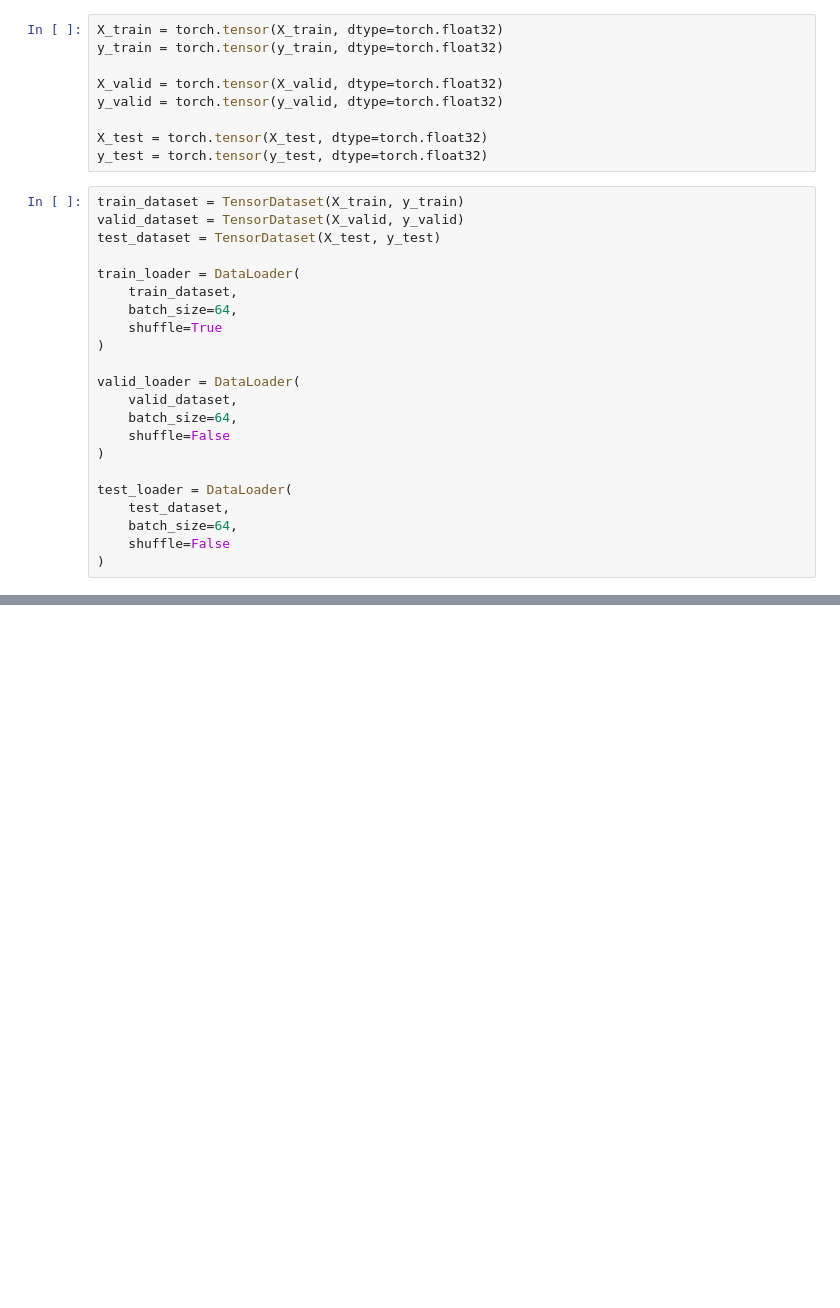
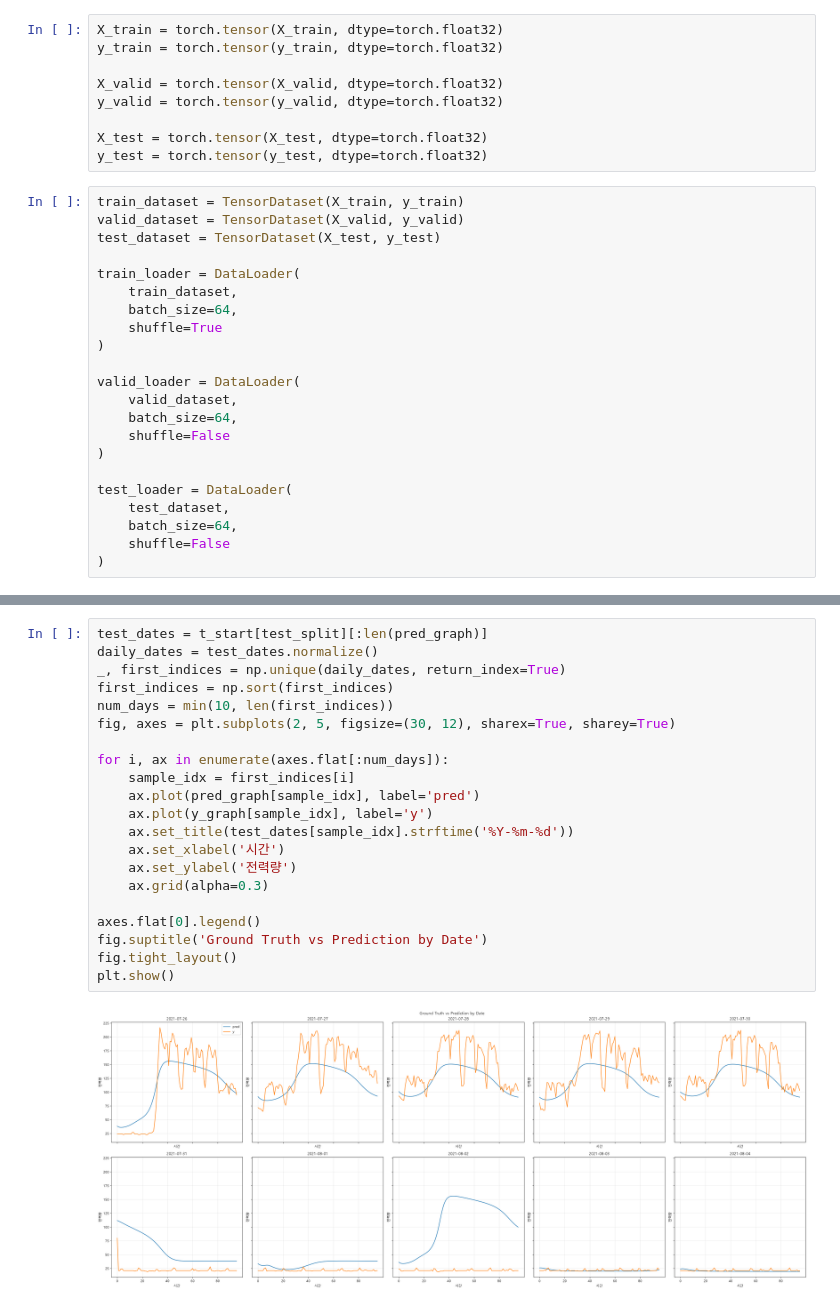
Before and after one commit to Jon-Irenicus/kamp_ai_competition, a Jupyter notebook: LSTM_prediction.ipynb, the cells around one changed output, grey strips where cells are left out. Drawn from its saved outputs; the diff is of its cells as text; blank space fills up the shorter version.

```diff
--- a/LSTM_prediction.ipynb
+++ b/LSTM_prediction.ipynb
@@ -246,0 +255,23 @@ plt.show()
+# %%
+test_dates = t_start[test_split][:len(pred_graph)]
+daily_dates = test_dates.normalize()
+_, first_indices = np.unique(daily_dates, return_index=True)
+first_indices = np.sort(first_indices)
+num_days = min(10, len(first_indices))
+fig, axes = plt.subplots(2, 5, figsize=(30, 12), sharex=True, sharey=True)
+
+for i, ax in enumerate(axes.flat[:num_days]):
+    sample_idx = first_indices[i]
+    ax.plot(pred_graph[sample_idx], label='pred')
+    ax.plot(y_graph[sample_idx], label='y')
+    ax.set_title(test_dates[sample_idx].strftime('%Y-%m-%d'))
+    ax.set_xlabel('시간')
+    ax.set_ylabel('전력량')
+    ax.grid(alpha=0.3)
+
+axes.flat[0].legend()
+fig.suptitle('Ground Truth vs Prediction by Date')
+fig.tight_layout()
+plt.show()
+# %% [output]
+[figure, added]
```
Also changed, not shown: parts of 18 cells of this notebook, 3 other files.
